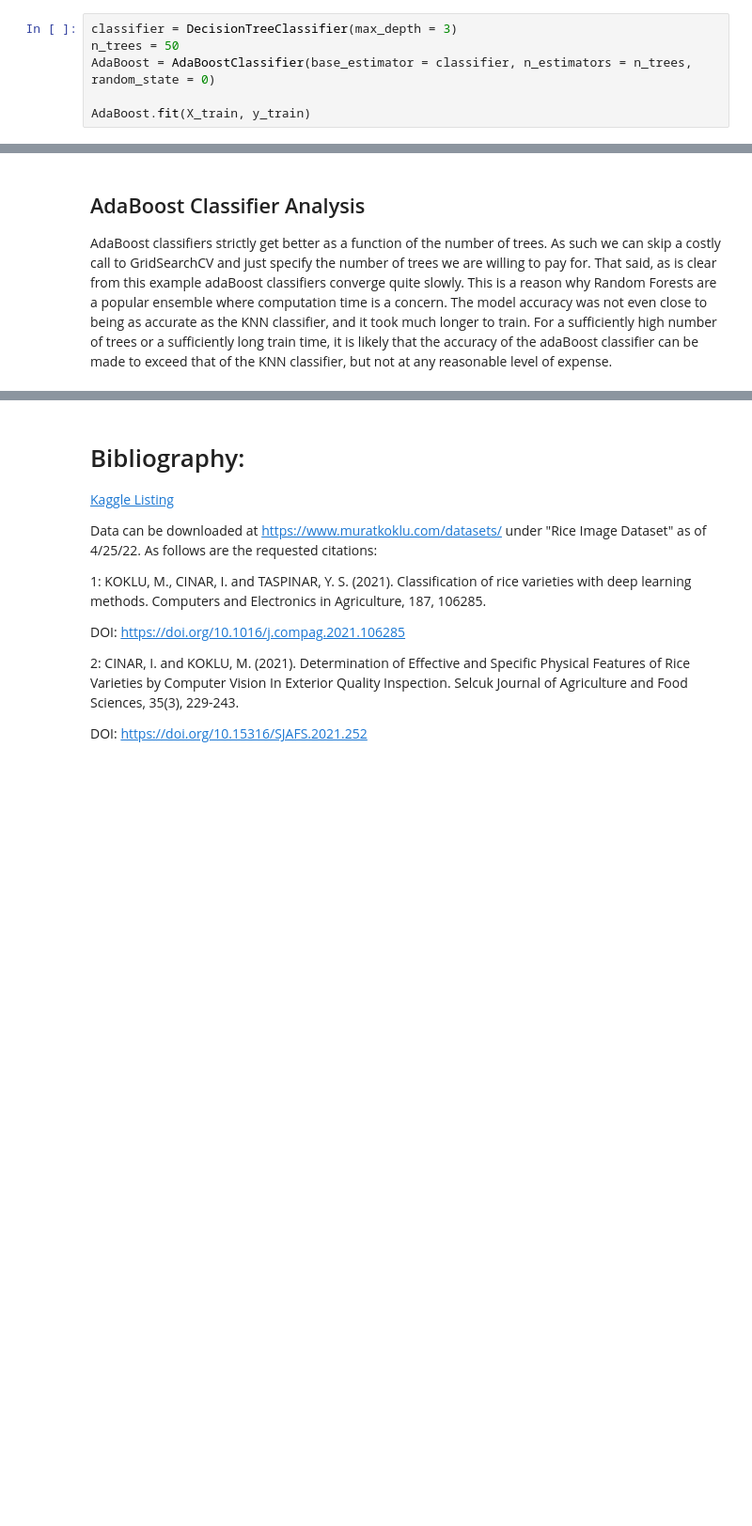
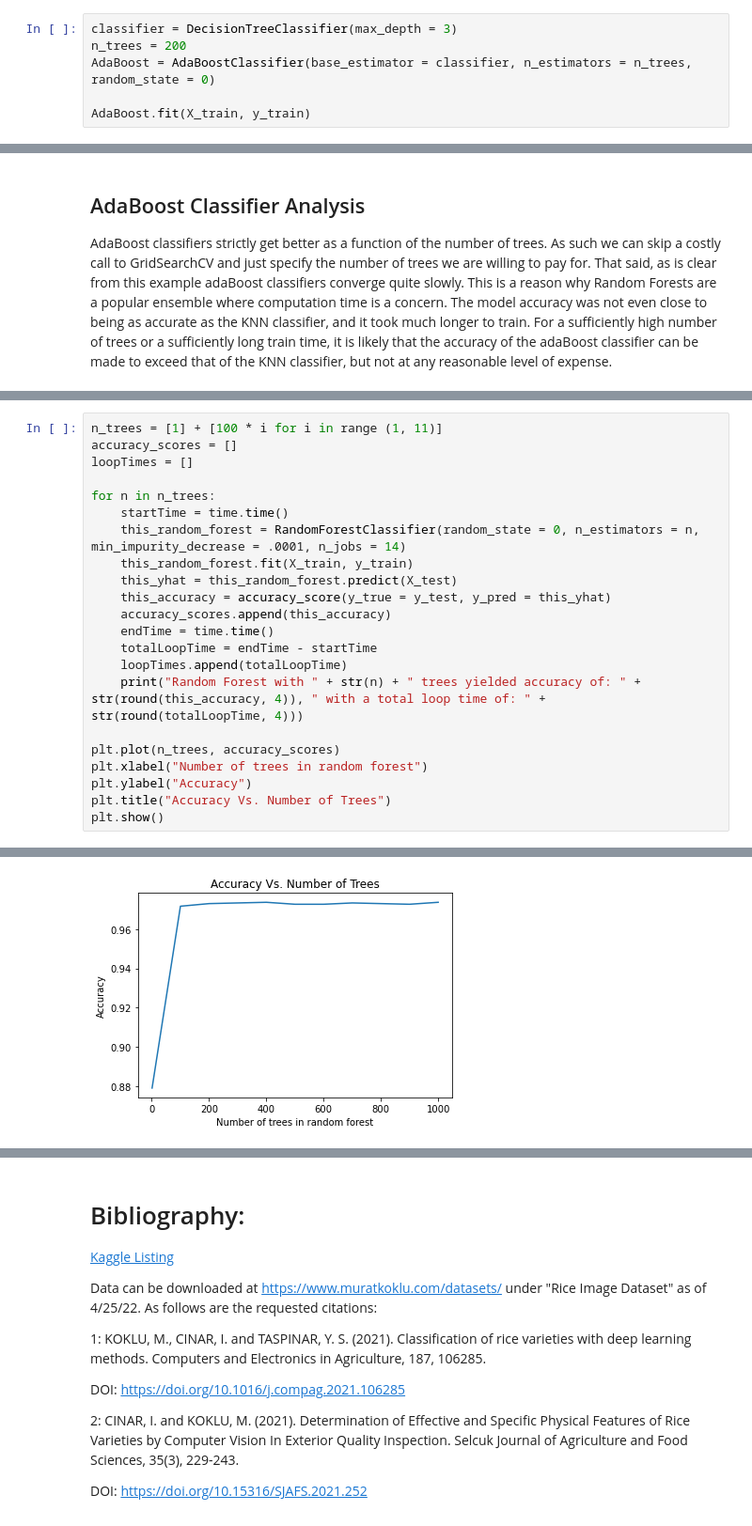
Before and after one commit to EthanJTucker/DTSA_5509_HW, a Jupyter notebook: Final_Project/DTSA-5509_Final_Project.ipynb, the cells around one changed output, grey strips where cells are left out. Shown at 94% size. Drawn from its saved outputs; the diff is of its cells as text; blank space fills up the shorter version.

Commit message:
Add files via upload
Updated final project to include Random Forest Classifier

```diff
--- a/Final_Project/DTSA-5509_Final_Project.ipynb
+++ b/Final_Project/DTSA-5509_Final_Project.ipynb
@@ -296,7 +298,7 @@ In general, KNN classifiers run into issues when the user picks too high a value
 The base tree I will use is a sklearn DecisionTreeClassifier (obviously, we're doing classification). This chunk will take a while to run, because AdaBoost classifiers cannot be parallelized!
 # %%
 classifier = DecisionTreeClassifier(max_depth = 3)
-n_trees = 50
+n_trees = 200
 AdaBoost = AdaBoostClassifier(base_estimator = classifier, n_estimators = n_trees, random_state = 0)
 
 AdaBoost.fit(X_train, y_train)
@@ -316,0 +323,23 @@ AdaBoost classifiers strictly get better as a function of the number of trees. A
+# %%
+n_trees = [1] + [100 * i for i in range (1, 11)]
+accuracy_scores = []
+loopTimes = []
+
+for n in n_trees:
+    startTime = time.time()
+    this_random_forest = RandomForestClassifier(random_state = 0, n_estimators = n, min_impurity_decrease = .0001, n_jobs = 14)
+    this_random_forest.fit(X_train, y_train)
+    this_yhat = this_random_forest.predict(X_test)
+    this_accuracy = accuracy_score(y_true = y_test, y_pred = this_yhat)
+    accuracy_scores.append(this_accuracy)
+    endTime = time.time()
+    totalLoopTime = endTime - startTime
+    loopTimes.append(totalLoopTime)
+    print("Random Forest with " + str(n) + " trees yielded accuracy of: " + str(round(this_accuracy, 4)), " with a total loop time of: " + str(round(totalLoopTime, 4)))
+
+plt.plot(n_trees, accuracy_scores)
+plt.xlabel("Number of trees in random forest")
+plt.ylabel("Accuracy")
+plt.title("Accuracy Vs. Number of Trees")
+plt.show()
+# %% [output]
@@ -317,3 +357,4 @@ AdaBoost classifiers strictly get better as a function of the number of trees. A
+[figure, added]
 # %% [markdown]
 # Discussion / Conclusion
 
```
Also changed, not shown: parts of 7 cells of this notebook, 1 other file.
